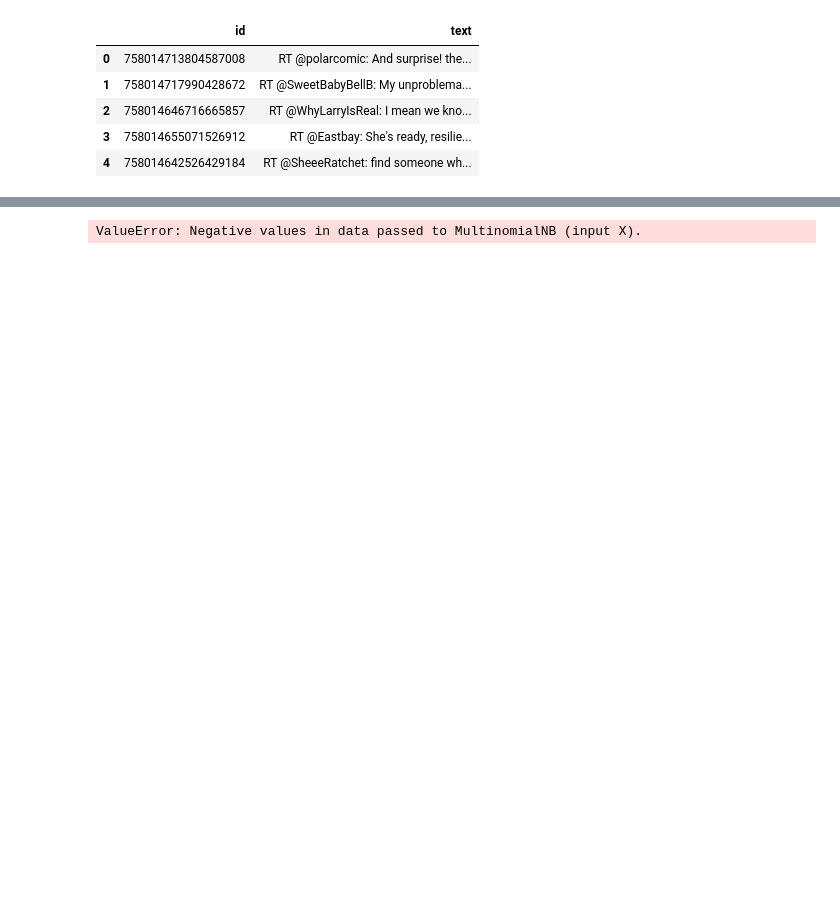
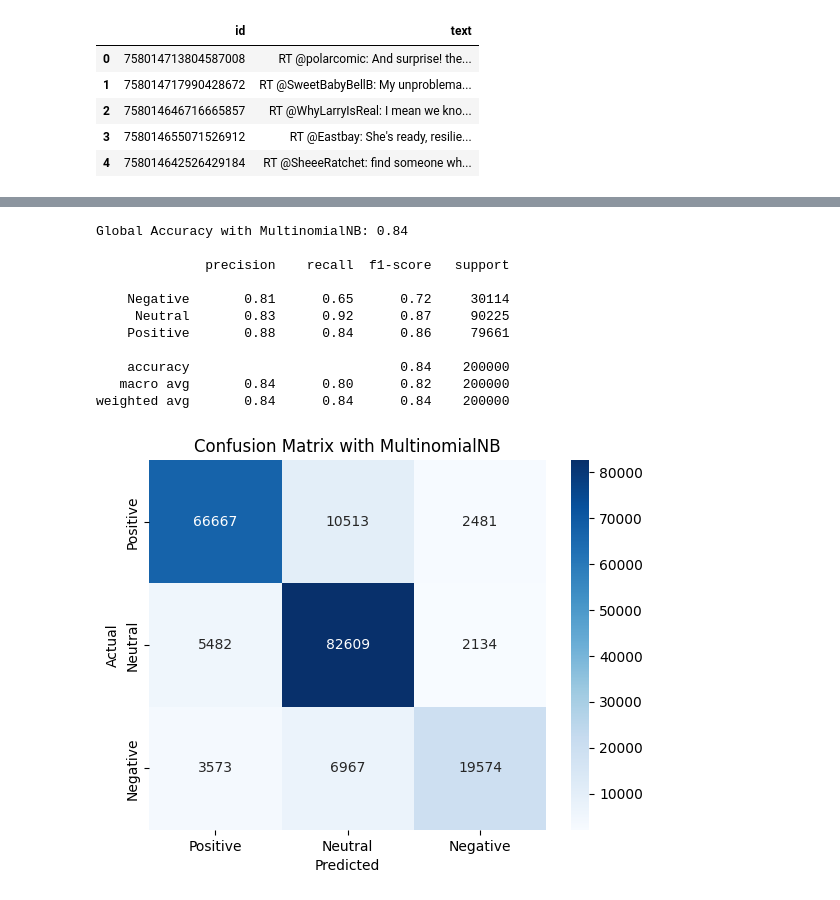
Before and after one commit to samMM-cs/nlp, a Jupyter notebook: tweet_sentiment_analysis.ipynb, the cells around one changed output, grey strips where cells are left out. Cells and saved outputs as stored; diff of their text form; code cells hidden in the pictures; blank space fills up the shorter version.

```diff
--- a/tweet_sentiment_analysis.ipynb
+++ b/tweet_sentiment_analysis.ipynb
@@ -246,24 +266,35 @@ Name: count, dtype: int64
 # %%
 #Test usign MultinomialNB - Confusion Matrix
 from sklearn.metrics import confusion_matrix
 import seaborn as sns
 import matplotlib.pyplot as plt
 
 #Train Multinomial Naive Bayes classifier with Smoothing Laplace (alpha=1)
 model=MultinomialNB(alpha=1)
-model.fit(X_train_final,y_train)
-y_predMultinomial=model.predict(X_test_final) #Predict and test
+model.fit(X_train_final_nb,y_train)
+y_predMultinomial=model.predict(X_test_final_nb) #Predict and test
 
 print(f"Global Accuracy with MultinomialNB: {accuracy_score(y_test,y_predMultinomial):.2f}\n")
 print(classification_report(y_test,y_predMultinomial))
 cm=confusion_matrix(y_test,y_predMultinomial,labels=["Positive","Neutral","Negative"])
 sns.heatmap(cm,annot=True,fmt="d",cmap="Blues",xticklabels=["Positive","Neutral","Negative"],yticklabels=["Positive","Neutral","Negative"])
 plt.title("Confusion Matrix with MultinomialNB")
 plt.xlabel("Predicted")
 plt.ylabel("Actual")
 plt.show()
 # %% [output]
-ValueError: Negative values in data passed to MultinomialNB (input X).
+Global Accuracy with MultinomialNB: 0.84
+
+              precision    recall  f1-score   support
+
+    Negative       0.81      0.65      0.72     30114
+     Neutral       0.83      0.92      0.87     90225
+    Positive       0.88      0.84      0.86     79661
+
+    accuracy                           0.84    200000
+   macro avg       0.84      0.80      0.82    200000
+weighted avg       0.84      0.84      0.84    200000
+[figure, added]
 # %%
 #Test using ComplementNB
 model2=ComplementNB(alpha=1) #Using Laplace smoothing
```
Also changed, not shown: parts of 4 cells of this notebook.
